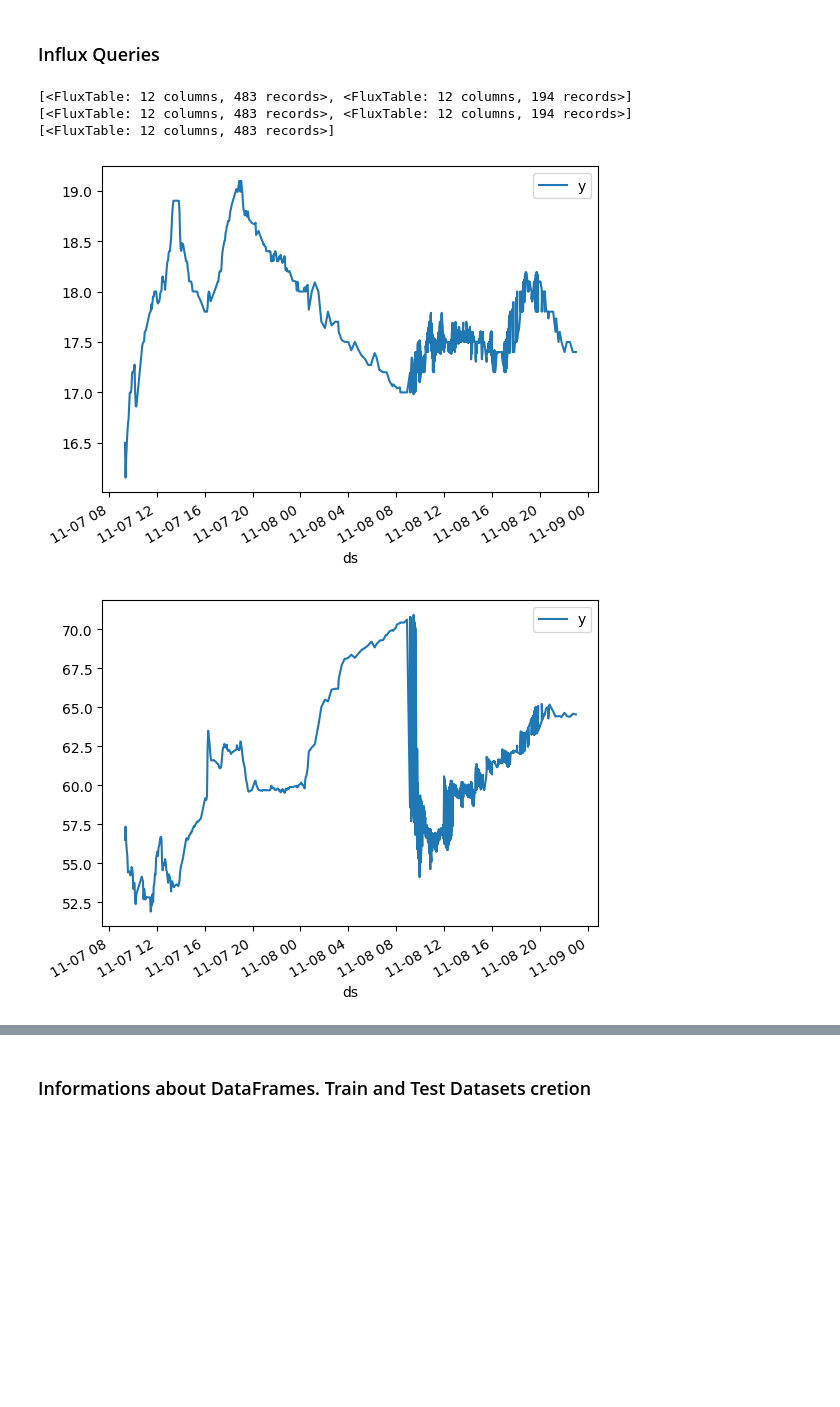
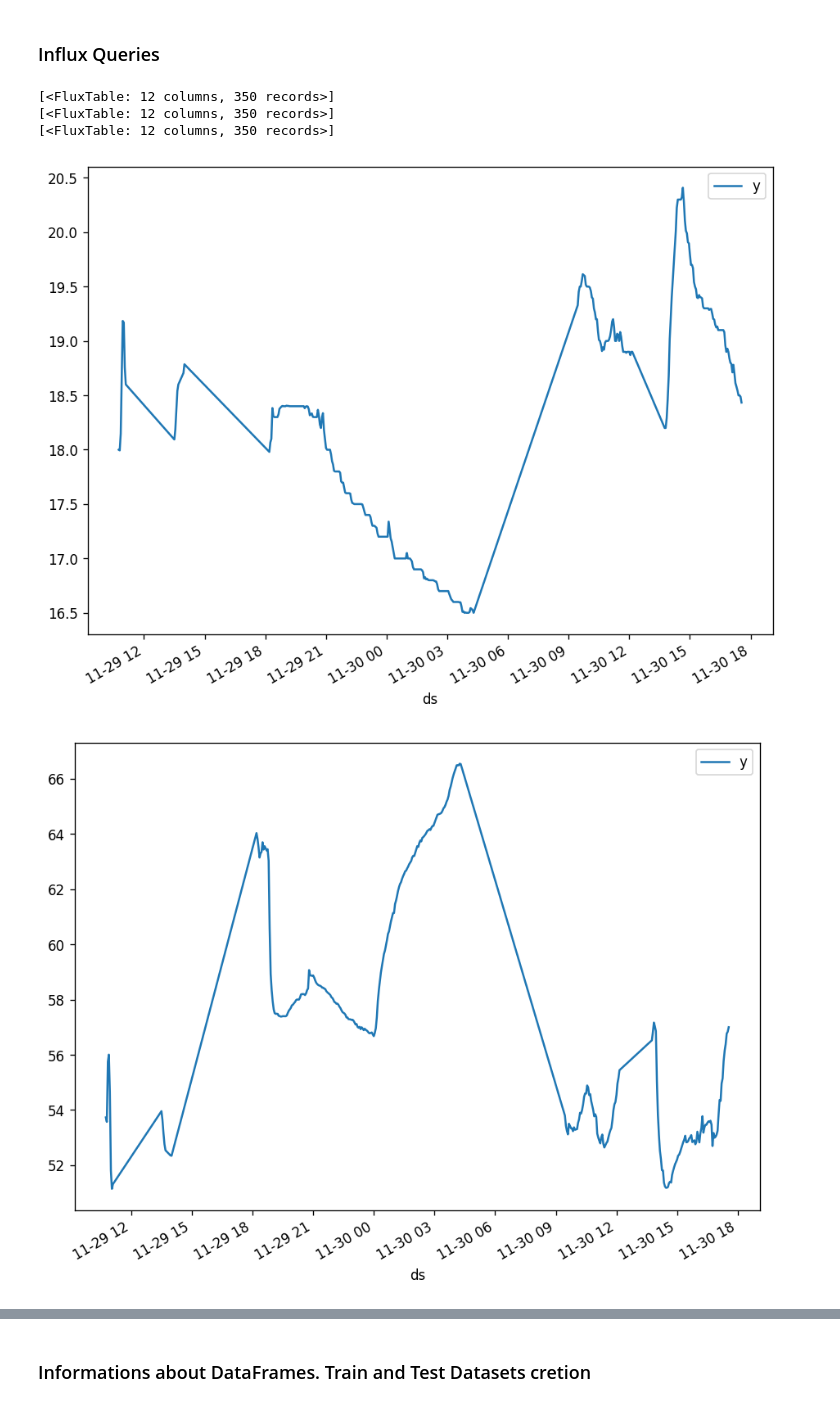
Before and after one commit to andiub97/iot-project, a Jupyter notebook: forecasting/ARIMA_Forecast.ipynb, the cells around one changed output, grey strips where cells are left out. Cells and saved outputs as stored; diff of their text form; code cells hidden in the pictures; blank space fills up the shorter version.

```diff
--- a/forecasting/ARIMA_Forecast.ipynb
+++ b/forecasting/ARIMA_Forecast.ipynb
@@ -68,7 +68,7 @@ dfGas = DataFrame
 
 for bucket in buckets:
     query = 'from(bucket: "' + bucket + '")' \
-                ' |> range(start: 2022-11-07T09:00:00.00Z, stop: 2022-11-09T09:00:00.00Z)' \
+                ' |> range(start: 2022-11-29T01:00:00.00Z, stop: 2022-11-30T23:00:00.00Z)' \
                 ' |> filter(fn: (r) => r["_measurement"] == "val")' \
                 ' |> filter(fn: (r) => r["_field"] == "'+ bucket + '")' \
                 ' |> aggregateWindow(every: 3m, fn: mean, createEmpty: false)'\
@@ -77,35 +77,35 @@ for bucket in buckets:
     result = client.query_api().query(org=INFLUXDB_ORG, query=query)
     print(result)
     # Convert the results to dataframe
     if (bucket == "temperature" and  result):
         dfTemp = result_to_dataframe(result)
         dfTemp['ds'] = dfTemp['ds'].dt.tz_localize(None)
         #plot data
         plot_cols = ['y']
         plot_features = dfTemp[plot_cols]
         plot_features.index = dfTemp['ds']
         _ = plot_features.plot(subplots=True)
 
     if (bucket == "humidity" and result):
         dfHum = result_to_dataframe(result)
         dfHum['ds'] = dfHum['ds'].dt.tz_localize(None)
         #plot data
         plot_cols = ['y']
         plot_features = dfHum[plot_cols]
         plot_features.index = dfHum['ds']
         _ = plot_features.plot(subplots=True)
 
     if (bucket == "gas" and result):
         dfGas = result_to_dataframe(result)
         dfGas['ds'] = dfGas['ds'].dt.tz_localize(None)
         #plot data
         plot_cols = ['y']
         plot_features = dfGas[plot_cols]
         plot_features.index = dfGas['ds']
         _ = plot_features.plot(subplots=True)
 # %% [output]
-[<FluxTable: 12 columns, 483 records>, <FluxTable: 12 columns, 194 records>]
-[<FluxTable: 12 columns, 483 records>, <FluxTable: 12 columns, 194 records>]
-[<FluxTable: 12 columns, 483 records>]
+[<FluxTable: 12 columns, 350 records>]
+[<FluxTable: 12 columns, 350 records>]
+[<FluxTable: 12 columns, 350 records>]
-[figure, old version]
+[figure, new version]
-[figure, old version]
+[figure, new version]
```
Also changed, not shown: parts of 9 cells of this notebook.
